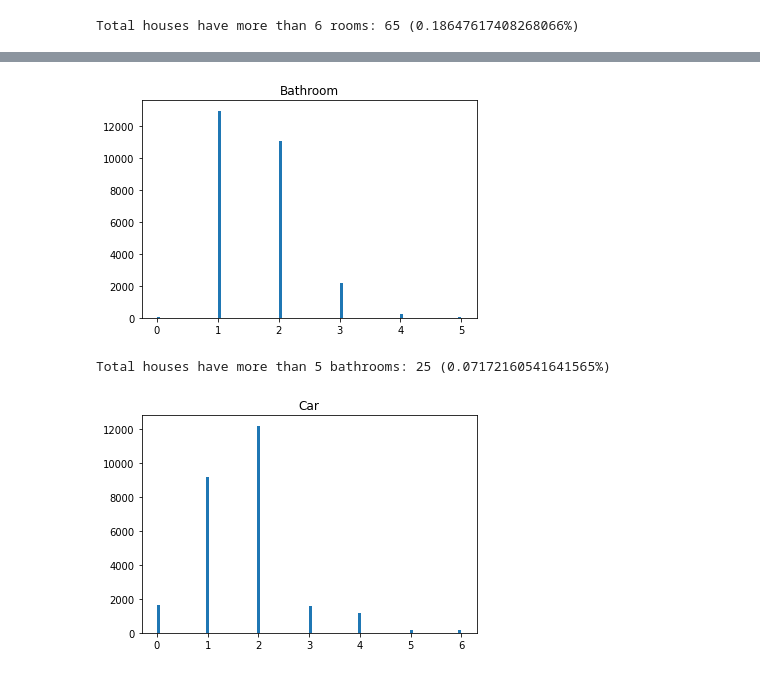
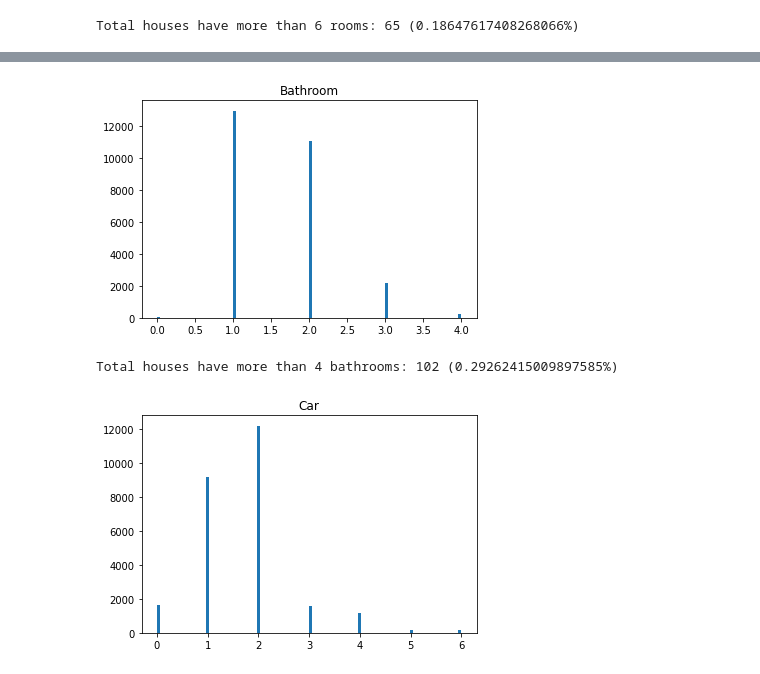
Before and after one commit to tailtq/ml-learning, a Jupyter notebook: ml-08/03_melbourne_housing_market.ipynb, the cells around one changed output, grey strips where cells are left out. Drawn from its saved outputs; the diff is of its cells as text; code cells hidden in the pictures.

```diff
--- a/ml-08/03_melbourne_housing_market.ipynb
+++ b/ml-08/03_melbourne_housing_market.ipynb
@@ -162,15 +162,15 @@ Total houses have building area more than 6m2: 13 (0.037295234816536134%)
 # %%
-bathroom_limit = 5
+bathroom_limit = 4
 
 plt.hist(df["Bathroom"], 100, range=[0, bathroom_limit])
 plt.title("Bathroom")
 plt.show()
 
 total_house_above_limit = (df["Bathroom"] > bathroom_limit).sum()
 print(f"Total houses have more than {bathroom_limit} bathrooms: {total_house_above_limit} ({total_house_above_limit / len(df) * 100}%)")
 # %% [output]
-[figure, old version]
+[figure, new version]
-Total houses have more than 5 bathrooms: 25 (0.07172160541641565%)
+Total houses have more than 4 bathrooms: 102 (0.29262415009897585%)
 # %%
 car_limit = 6
 
```
Also changed, not shown: parts of 27 cells of this notebook.
